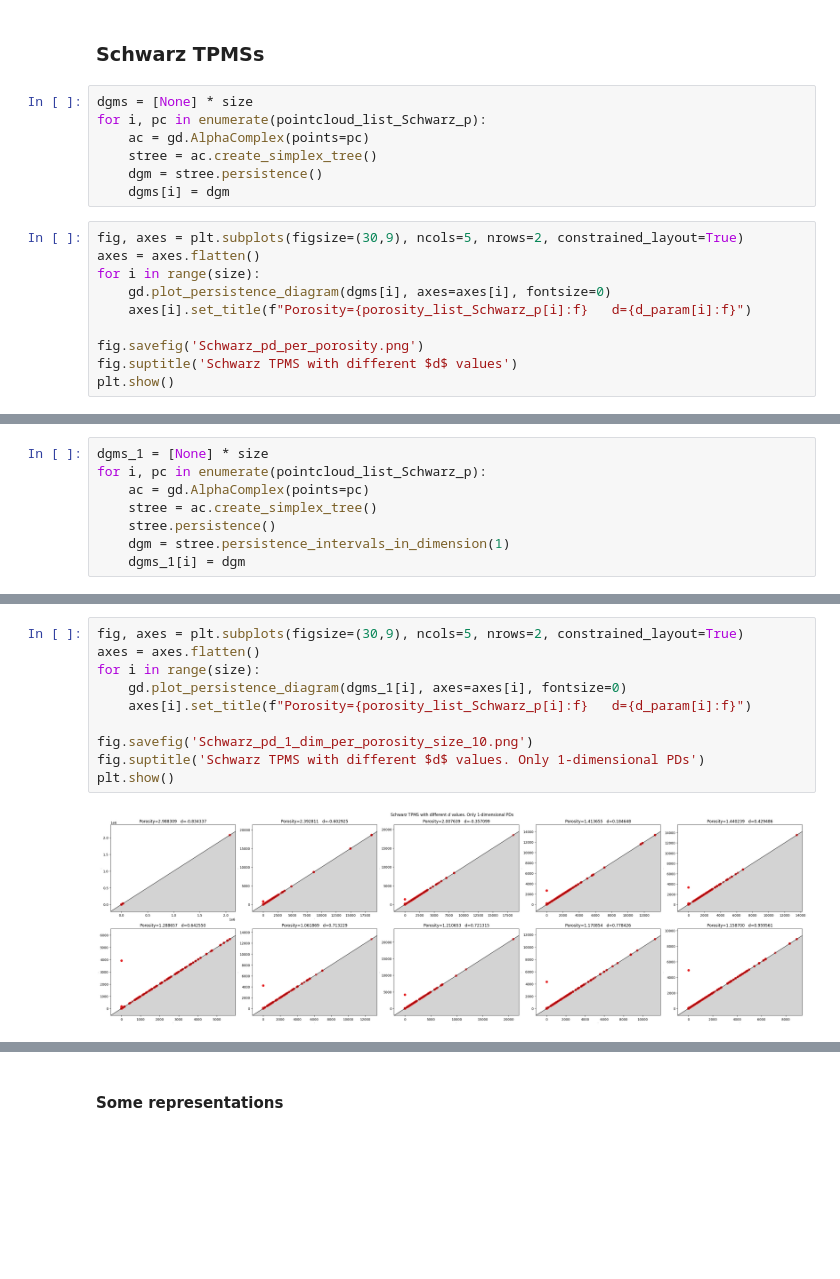
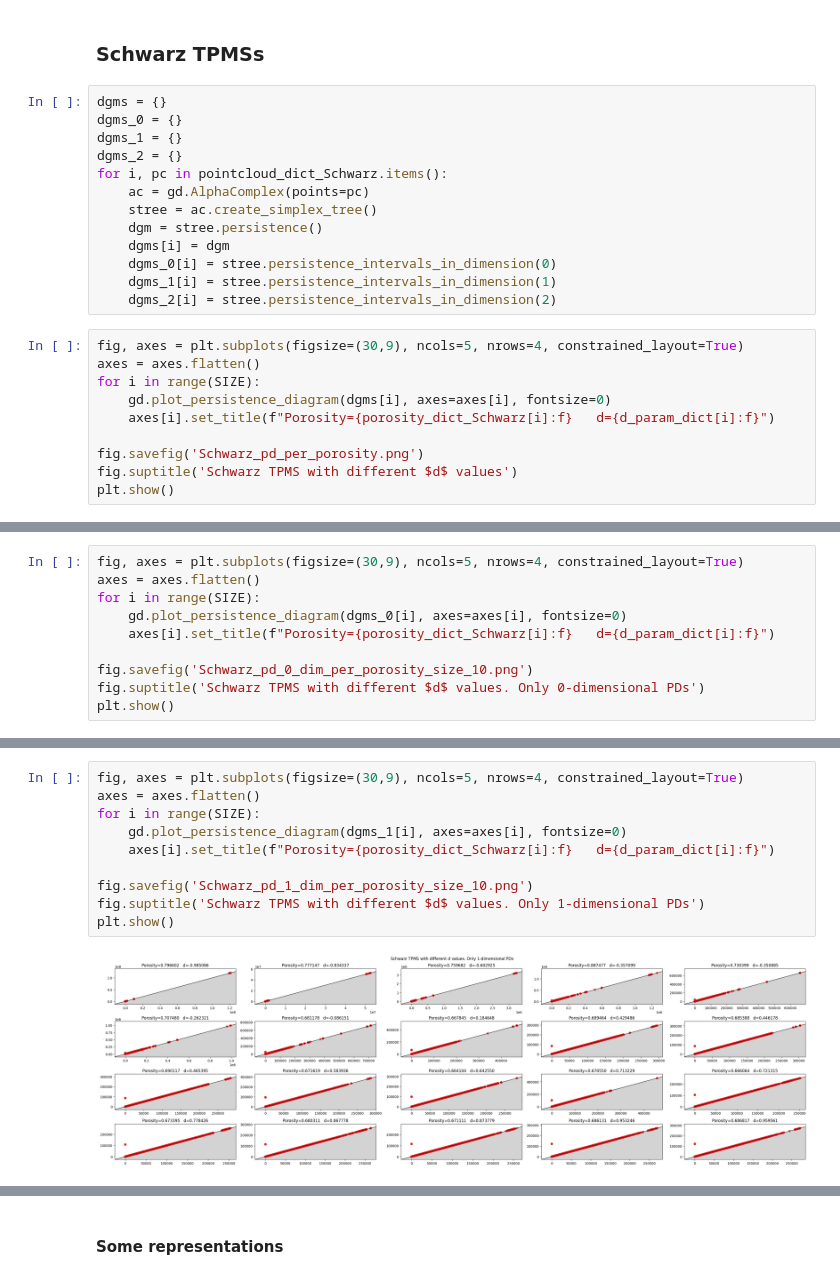
Before and after one commit to Snopoff/Persistent-Homology-of-Triple-Periodic-Minimal-Surfaces, a Jupyter notebook: Generate_mesh_tpms.ipynb, the cells around one changed output, grey strips where cells are left out. Saved outputs shown, nothing was run; the diff lists cells and outputs as text; blank space fills up the shorter version.

Commit message:
generated diagrams for Schwarz

```diff
--- a/Generate_mesh_tpms.ipynb
+++ b/Generate_mesh_tpms.ipynb
@@ -221,18 +330,24 @@ def gudhi_dgm_to_giotto(dgm):
 # %% [markdown]
 ### Schwarz TPMSs
 # %%
-dgms = [None] * size
-for i, pc in enumerate(pointcloud_list_Schwarz_p):
+dgms = {}
+dgms_0 = {}
+dgms_1 = {}
+dgms_2 = {}
+for i, pc in pointcloud_dict_Schwarz.items():
     ac = gd.AlphaComplex(points=pc)
     stree = ac.create_simplex_tree()
     dgm = stree.persistence()
     dgms[i] = dgm
+    dgms_0[i] = stree.persistence_intervals_in_dimension(0)
+    dgms_1[i] = stree.persistence_intervals_in_dimension(1)
+    dgms_2[i] = stree.persistence_intervals_in_dimension(2)
 # %%
-fig, axes = plt.subplots(figsize=(30,9), ncols=5, nrows=2, constrained_layout=True)
+fig, axes = plt.subplots(figsize=(30,9), ncols=5, nrows=4, constrained_layout=True)
 axes = axes.flatten()
-for i in range(size):
+for i in range(SIZE):
     gd.plot_persistence_diagram(dgms[i], axes=axes[i], fontsize=0)
-    axes[i].set_title(f"Porosity={porosity_list_Schwarz_p[i]:f}   d={d_param[i]:f}")
+    axes[i].set_title(f"Porosity={porosity_dict_Schwarz[i]:f}   d={d_param_dict[i]:f}")
 
 fig.savefig('Schwarz_pd_per_porosity.png')
 fig.suptitle('Schwarz TPMS with different $d$ values')
@@ -242,8 +357,10 @@ plt.show()
-# %%
-dgms_1 = [None] * size
-for i, pc in enumerate(pointcloud_list_Schwarz_p):
-    ac = gd.AlphaComplex(points=pc)
-    stree = ac.create_simplex_tree()
-    stree.persistence()
-    dgm = stree.persistence_intervals_in_dimension(1)
-    dgms_1[i] = dgm
+# %%
+fig, axes = plt.subplots(figsize=(30,9), ncols=5, nrows=4, constrained_layout=True)
+axes = axes.flatten()
+for i in range(SIZE):
+    gd.plot_persistence_diagram(dgms_0[i], axes=axes[i], fontsize=0)
+    axes[i].set_title(f"Porosity={porosity_dict_Schwarz[i]:f}   d={d_param_dict[i]:f}")
+
+fig.savefig('Schwarz_pd_0_dim_per_porosity_size_10.png')
+fig.suptitle('Schwarz TPMS with different $d$ values. Only 0-dimensional PDs')
+plt.show()
@@ -250,12 +369,12 @@ for i, pc in enumerate(pointcloud_list_Schwarz_p):
 # %%
-fig, axes = plt.subplots(figsize=(30,9), ncols=5, nrows=2, constrained_layout=True)
+fig, axes = plt.subplots(figsize=(30,9), ncols=5, nrows=4, constrained_layout=True)
 axes = axes.flatten()
-for i in range(size):
+for i in range(SIZE):
     gd.plot_persistence_diagram(dgms_1[i], axes=axes[i], fontsize=0)
-    axes[i].set_title(f"Porosity={porosity_list_Schwarz_p[i]:f}   d={d_param[i]:f}")
+    axes[i].set_title(f"Porosity={porosity_dict_Schwarz[i]:f}   d={d_param_dict[i]:f}")
 
 fig.savefig('Schwarz_pd_1_dim_per_porosity_size_10.png')
 fig.suptitle('Schwarz TPMS with different $d$ values. Only 1-dimensional PDs')
 plt.show()
 # %% [output]
-[figure, old version]
+[figure, new version]
```
Also changed, not shown: parts of 18 cells of this notebook, 43 other files.
